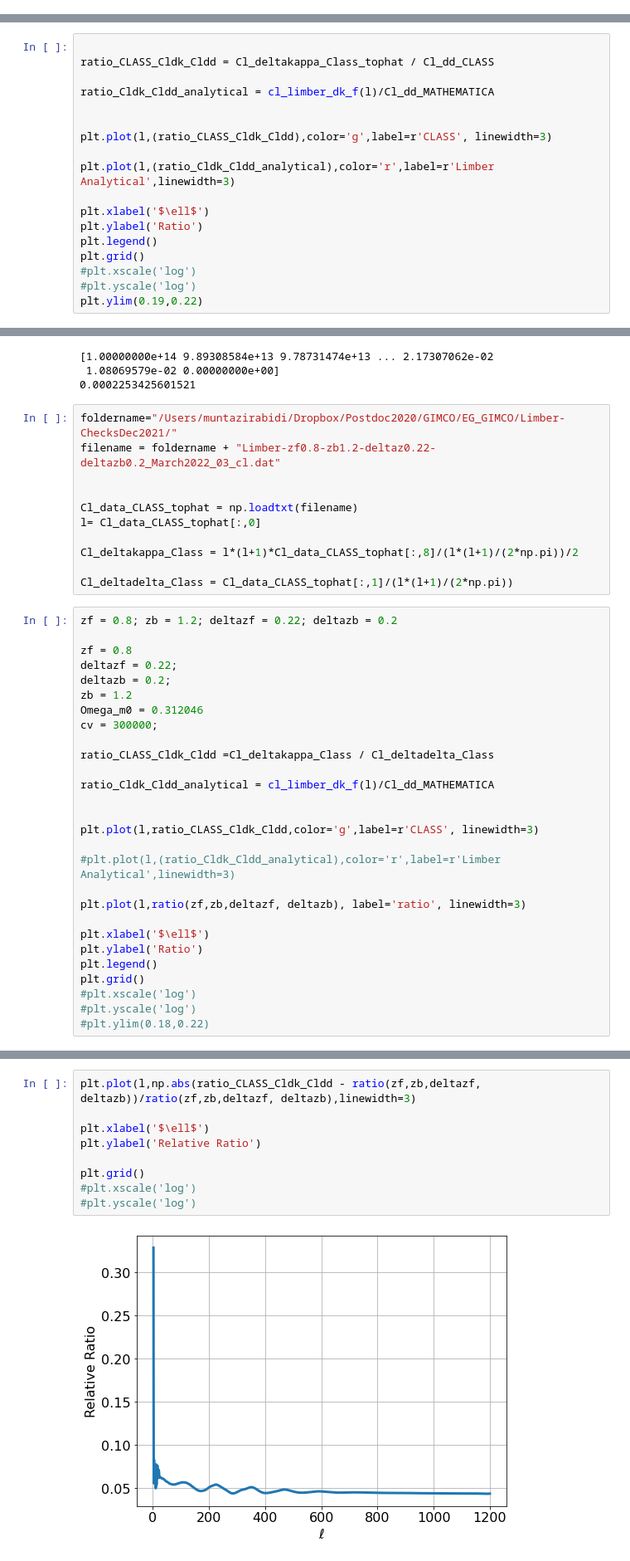
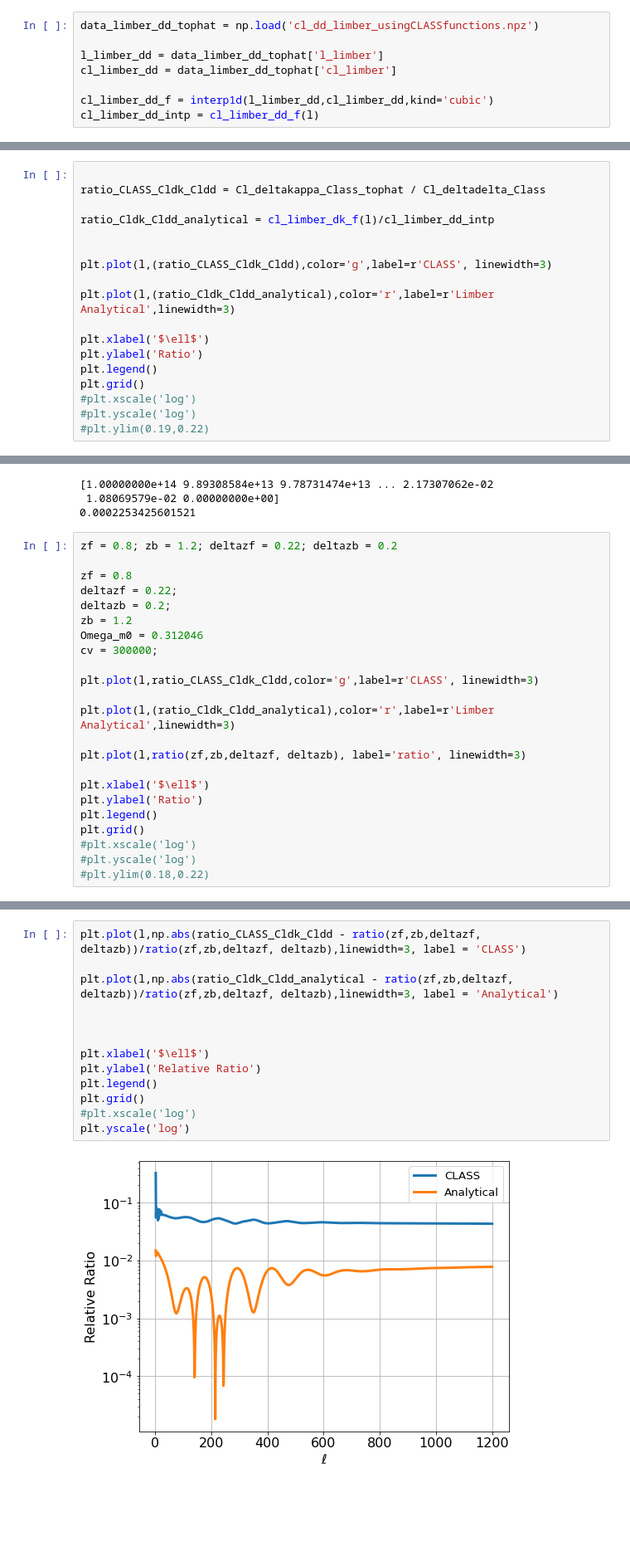
Before and after one commit to muntazirabidi/CLASS_CAMB, a Jupyter notebook: limber_cross_CLASS.ipynb, the cells around one changed output, grey strips where cells are left out. Shown at 83% size. Saved outputs shown, nothing was run; the diff lists cells and outputs as text; blank space fills up the shorter version.

```diff
--- a/limber_cross_CLASS.ipynb
+++ b/limber_cross_CLASS.ipynb
@@ -230 +220,9 @@ Keys: KeysView(<HDF5 file "Cldd.h5" (mode r)>)
+# %%
+data_limber_dd_tophat = np.load('cl_dd_limber_usingCLASSfunctions.npz')
+
+l_limber_dd = data_limber_dd_tophat['l_limber']
+cl_limber_dd = data_limber_dd_tophat['cl_limber']
+
+cl_limber_dd_f = interp1d(l_limber_dd,cl_limber_dd,kind='cubic')
+cl_limber_dd_intp = cl_limber_dd_f(l)
 # %%
@@ -258,9 +257,9 @@ plt.yscale('log')
 ## Ratio of $C_{\ell}^{\delta \kappa}$ and $C_{\ell}^{\delta \delta}$
 # %%
 
-ratio_CLASS_Cldk_Cldd = Cl_deltakappa_Class_tophat / Cl_dd_CLASS
+ratio_CLASS_Cldk_Cldd = Cl_deltakappa_Class_tophat / Cl_deltadelta_Class
 
-ratio_Cldk_Cldd_analytical = cl_limber_dk_f(l)/Cl_dd_MATHEMATICA
+ratio_Cldk_Cldd_analytical = cl_limber_dk_f(l)/cl_limber_dd_intp
 
 
 plt.plot(l,(ratio_CLASS_Cldk_Cldd),color='g',label=r'CLASS', linewidth=3)
@@ -273,5 +272,5 @@ plt.legend()
 plt.grid()
 #plt.xscale('log')
 #plt.yscale('log')
-plt.ylim(0.19,0.22)
+#plt.ylim(0.19,0.22)
 # %% [output]
@@ -333,17 +331,6 @@ def ratio(zf,zb,deltazf, deltazb):
 [1.00000000e+14 9.89308584e+13 9.78731474e+13 ... 2.17307062e-02
  1.08069579e-02 0.00000000e+00]
 0.0002253425601521
-# %%
-foldername="/Users/muntazirabidi/Dropbox/Postdoc2020/GIMCO/EG_GIMCO/Limber-ChecksDec2021/"
-filename = foldername + "Limber-zf0.8-zb1.2-deltaz0.22-deltazb0.2_March2022_03_cl.dat"
-
-
-Cl_data_CLASS_tophat = np.loadtxt(filename)
-l= Cl_data_CLASS_tophat[:,0]
-
-Cl_deltakappa_Class = l*(l+1)*Cl_data_CLASS_tophat[:,8]/(l*(l+1)/(2*np.pi))/2
-
-Cl_deltadelta_Class = Cl_data_CLASS_tophat[:,1]/(l*(l+1)/(2*np.pi))
 # %%
 zf = 0.8; zb = 1.2; deltazf = 0.22; deltazb = 0.2
 
@@ -354,14 +341,9 @@ zb = 1.2
 Omega_m0 = 0.312046
 cv = 300000;
 
-ratio_CLASS_Cldk_Cldd =Cl_deltakappa_Class / Cl_deltadelta_Class
-
-ratio_Cldk_Cldd_analytical = cl_limber_dk_f(l)/Cl_dd_MATHEMATICA
-
-
 plt.plot(l,ratio_CLASS_Cldk_Cldd,color='g',label=r'CLASS', linewidth=3)
 
-#plt.plot(l,(ratio_Cldk_Cldd_analytical),color='r',label=r'Limber Analytical',linewidth=3)
+plt.plot(l,(ratio_Cldk_Cldd_analytical),color='r',label=r'Limber Analytical',linewidth=3)
 
 plt.plot(l,ratio(zf,zb,deltazf, deltazb), label='ratio', linewidth=3)
 
@@ -377,11 +359,15 @@ plt.grid()
 # %%
-plt.plot(l,np.abs(ratio_CLASS_Cldk_Cldd - ratio(zf,zb,deltazf, deltazb))/ratio(zf,zb,deltazf, deltazb),linewidth=3)
+plt.plot(l,np.abs(ratio_CLASS_Cldk_Cldd - ratio(zf,zb,deltazf, deltazb))/ratio(zf,zb,deltazf, deltazb),linewidth=3, label = 'CLASS')
+
+plt.plot(l,np.abs(ratio_Cldk_Cldd_analytical - ratio(zf,zb,deltazf, deltazb))/ratio(zf,zb,deltazf, deltazb),linewidth=3, label = 'Analytical')
+
+
 
 plt.xlabel('$\ell$')
 plt.ylabel('Relative Ratio')
-
+plt.legend()
 plt.grid()
 #plt.xscale('log')
-#plt.yscale('log')
+plt.yscale('log')
 # %% [output]
-[figure, old version]
+[figure, new version]
```
Also changed, not shown: parts of 7 cells of this notebook.
